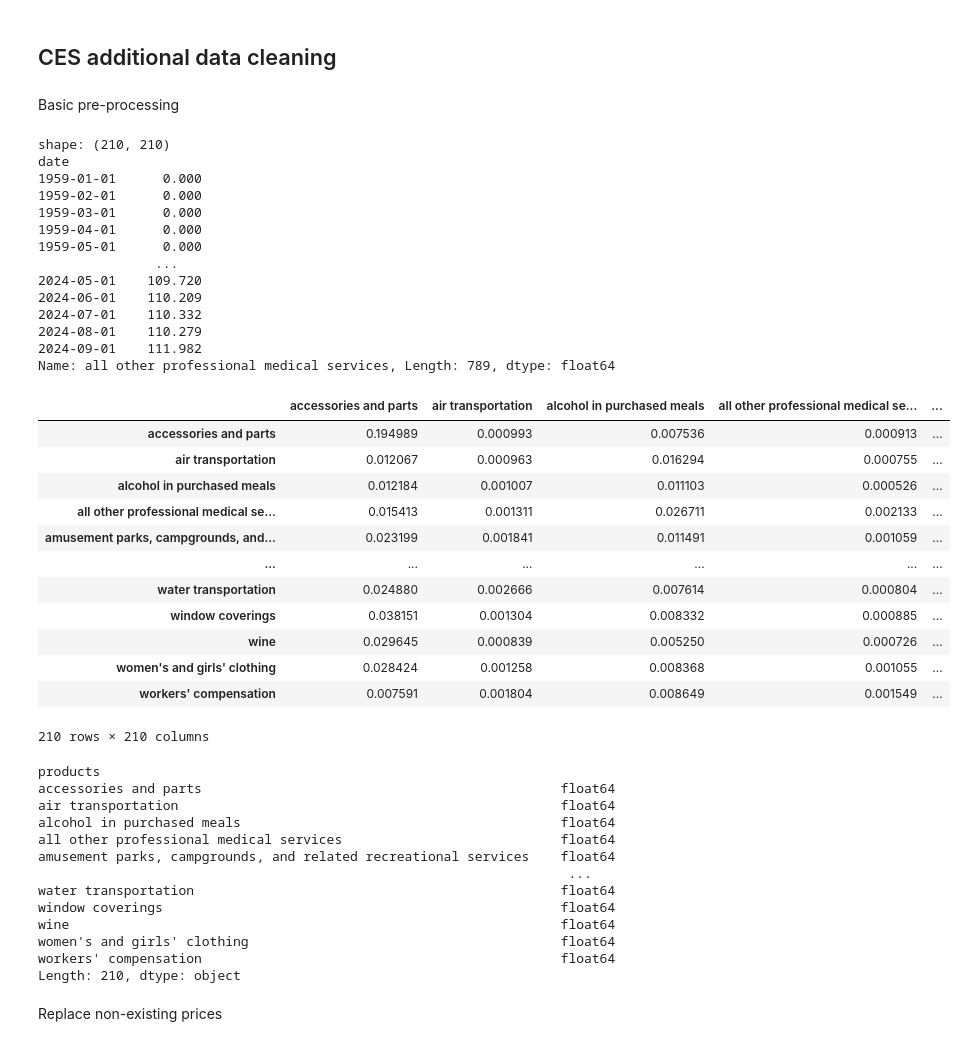
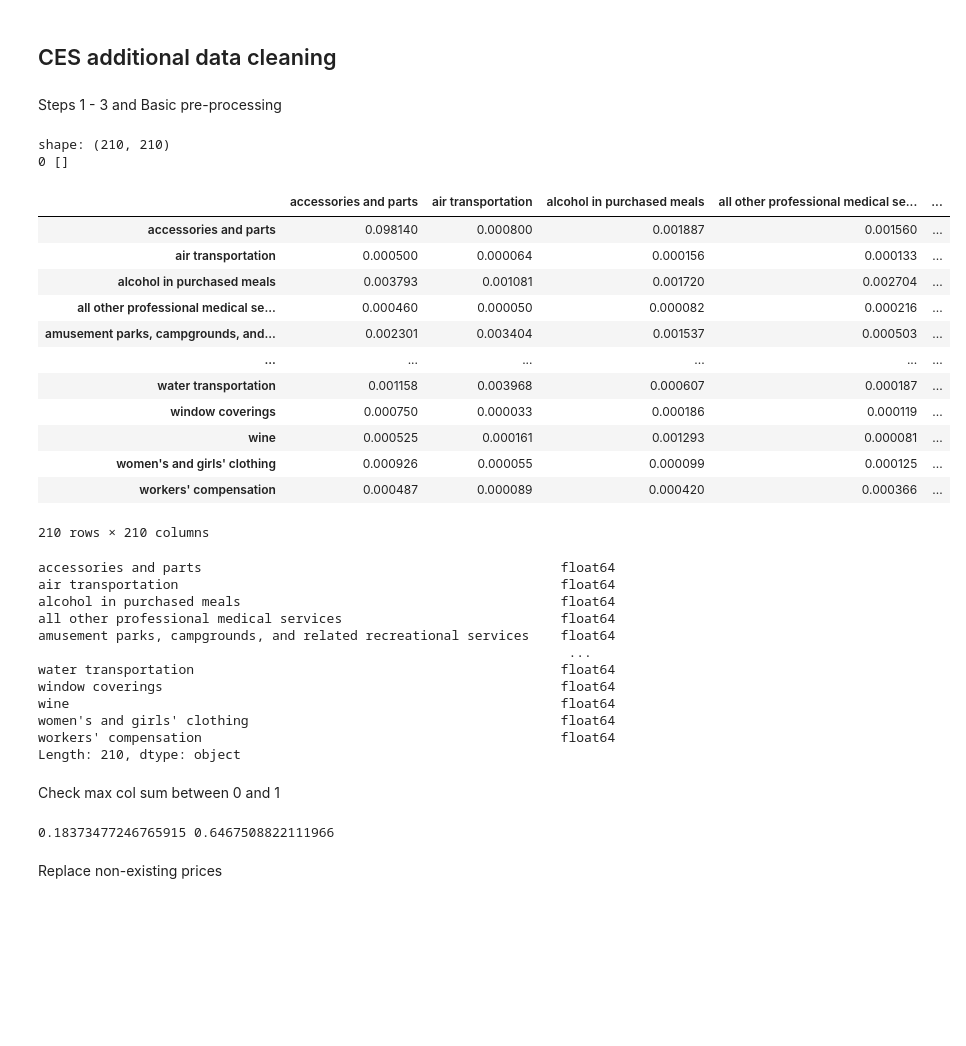
Before and after one commit to emilyfu1/shocks_productionnetworks, a Jupyter notebook: datacleaning/CES_NSedits.ipynb, the cells around one changed output. Cells and saved outputs as stored; diff of their text form; code cells hidden in the pictures; blank space fills up the shorter version.

Commit message:
Update CES_NSedits.ipynb
Replaced steps 2-5 omega due to erroneous notation, instead using delta_final instead.
Added better section titles

```diff
--- a/datacleaning/CES_NSedits.ipynb
+++ b/datacleaning/CES_NSedits.ipynb
@@ -30,52 +30,42 @@ Loaded delta_final
 # %% [markdown]
 ## CES additional data cleaning
 # %% [markdown]
-Basic pre-processing
+Steps 1 - 3 and Basic pre-processing
 # %%
 """Borrowing Tony's omega data, but change how 0s are cleaned and processed based on CES_Production_Take_Two by Nick"""
-omega_CES = omega.copy()
-products = omega_CES.index.tolist()
-omega_CES = omega_CES.reindex(index = products, columns = products)
+"""Is omega in step 2 mean the elements of A, is it related to omega in Tony's work? (Check with Nick)"""
 
-print("shape:", omega_CES.shape)
+delta_final_num = delta_final.apply(pd.to_numeric, errors="coerce")
+A_base = delta_final_num.T   # Ben's convention: columns are buyers, meaning they sum to gamma
+gamma = delta_final_num.sum(axis=1)
+print("shape:", A_base.shape)
 
+products = A_base.columns
 price_panel = (bea_prices.pivot_table(index="date", columns="products", values="Prices", aggfunc="first").sort_index())
 price_panel = price_panel.reindex(columns = products)
-print(price_panel.loc[:,price_panel.columns[3]])
+missing = set(products) - set(bea_prices["products"].unique())
+print(len(missing), sorted(missing)[:10])
 
-omega_CES
+A_base
 # %% [output]
 shape: (210, 210)
-date
-1959-01-01      0.000
-1959-02-01      0.000
-1959-03-01      0.000
-1959-04-01      0.000
-1959-05-01      0.000
-               ...
-2024-05-01    109.720
-2024-06-01    110.209
-2024-07-01    110.332
-2024-08-01    110.279
-2024-09-01    111.982
-Name: all other professional medical services, Length: 789, dtype: float64
+0 []
 |  | accessories and parts | air transportation | alcohol in purchased meals | all other professional medical se... | ... |
-| accessories and parts | 0.194989 | 0.000993 | 0.007536 | 0.000913 | ... |
-| air transportation | 0.012067 | 0.000963 | 0.016294 | 0.000755 | ... |
-| alcohol in purchased meals | 0.012184 | 0.001007 | 0.011103 | 0.000526 | ... |
-| all other professional medical se... | 0.015413 | 0.001311 | 0.026711 | 0.002133 | ... |
-| amusement parks, campgrounds, and... | 0.023199 | 0.001841 | 0.011491 | 0.001059 | ... |
+| accessories and parts | 0.098140 | 0.000800 | 0.001887 | 0.001560 | ... |
+| air transportation | 0.000500 | 0.000064 | 0.000156 | 0.000133 | ... |
+| alcohol in purchased meals | 0.003793 | 0.001081 | 0.001720 | 0.002704 | ... |
+| all other professional medical se... | 0.000460 | 0.000050 | 0.000082 | 0.000216 | ... |
+| amusement parks, campgrounds, and... | 0.002301 | 0.003404 | 0.001537 | 0.000503 | ... |
 | ... | ... | ... | ... | ... | ... |
-| water transportation | 0.024880 | 0.002666 | 0.007614 | 0.000804 | ... |
-| window coverings | 0.038151 | 0.001304 | 0.008332 | 0.000885 | ... |
-| wine | 0.029645 | 0.000839 | 0.005250 | 0.000726 | ... |
-| women's and girls' clothing | 0.028424 | 0.001258 | 0.008368 | 0.001055 | ... |
-| workers' compensation | 0.007591 | 0.001804 | 0.008649 | 0.001549 | ... |
+| water transportation | 0.001158 | 0.003968 | 0.000607 | 0.000187 | ... |
+| window coverings | 0.000750 | 0.000033 | 0.000186 | 0.000119 | ... |
+| wine | 0.000525 | 0.000161 | 0.001293 | 0.000081 | ... |
+| women's and girls' clothing | 0.000926 | 0.000055 | 0.000099 | 0.000125 | ... |
+| workers' compensation | 0.000487 | 0.000089 | 0.000420 | 0.000366 | ... |
 210 rows × 210 columns
 # %%
 price_panel.dtypes
 # %% [output]
-products
 accessories and parts                                              float64
 air transportation                                                 float64
 alcohol in purchased meals                                         float64
@@ -88,5 +78,16 @@ wine                                                               float64
 women's and girls' clothing                                        float64
 workers' compensation                                              float64
 Length: 210, dtype: object
+# %% [markdown]
+Check max col sum between 0 and 1
+# %%
+assert (A_base.index == A_base.columns).all()
+
+col_sums = A_base.sum(axis=0)
+print(col_sums.mean(), col_sums.max())
+assert 0 < col_sums.max() < 1
+assert np.allclose(col_sums.to_numpy(), gamma.reindex(products).to_numpy())
+# %% [output]
+0.18373477246765915 0.6467508822111966
 # %% [markdown]
 Replace non-existing prices
```
Also changed, not shown: parts of 13 cells of this notebook.
